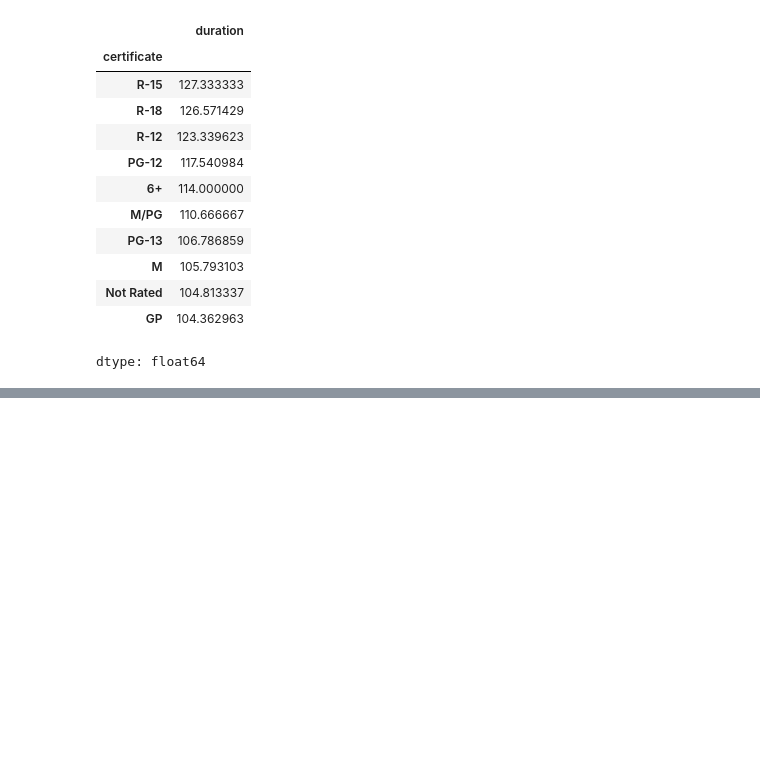
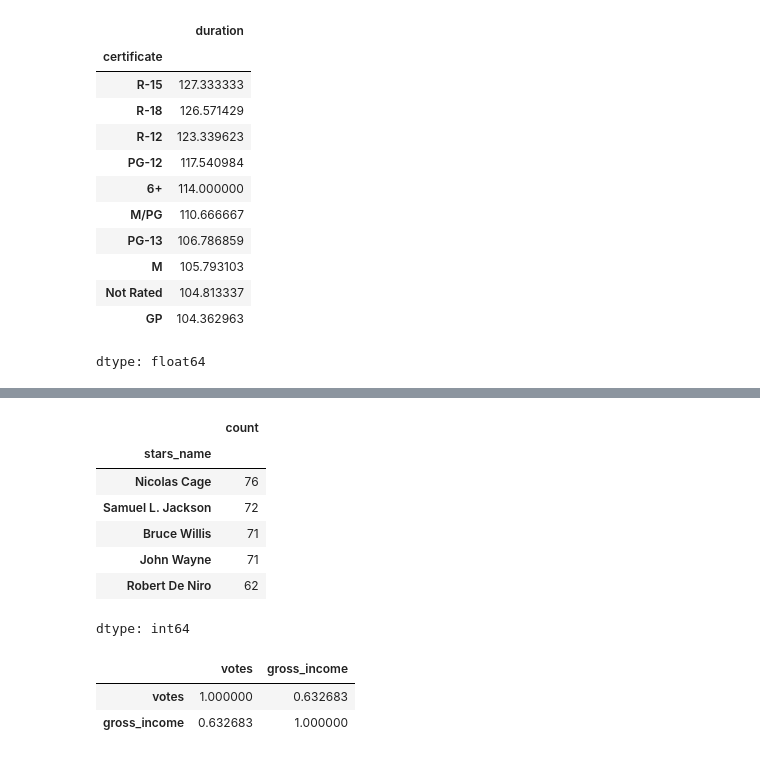
Before and after one commit to shreyaupadhyay4/project_movie, a Jupyter notebook: movies_project.ipynb, the cells around one changed output, grey strips where cells are left out. Drawn from its saved outputs; the diff is of its cells as text; code cells hidden in the pictures; blank space fills up the shorter version.

```diff
--- a/movies_project.ipynb
+++ b/movies_project.ipynb
@@ -845,0 +891,13 @@ dtype: float64
+# %%
+a=df['stars_name'].str.split(",").explode('stars_name')
+# %%
+a.value_counts().head()
+# %% [output]
+|  | count |
+| stars_name |  |
+| Nicolas Cage | 76 |
+| Samuel L. Jackson | 72 |
+| Bruce Willis | 71 |
+| John Wayne | 71 |
+| Robert De Niro | 62 |
+dtype: int64
@@ -845,0 +906,6 @@ dtype: float64
+# %%
+df[['votes','gross_income']].corr()
+# %% [output]
+|  | votes | gross_income |
+| votes | 1.000000 | 0.632683 |
+| gross_income | 0.632683 | 1.000000 |
```
Also changed, not shown: parts of 18 cells of this notebook.
